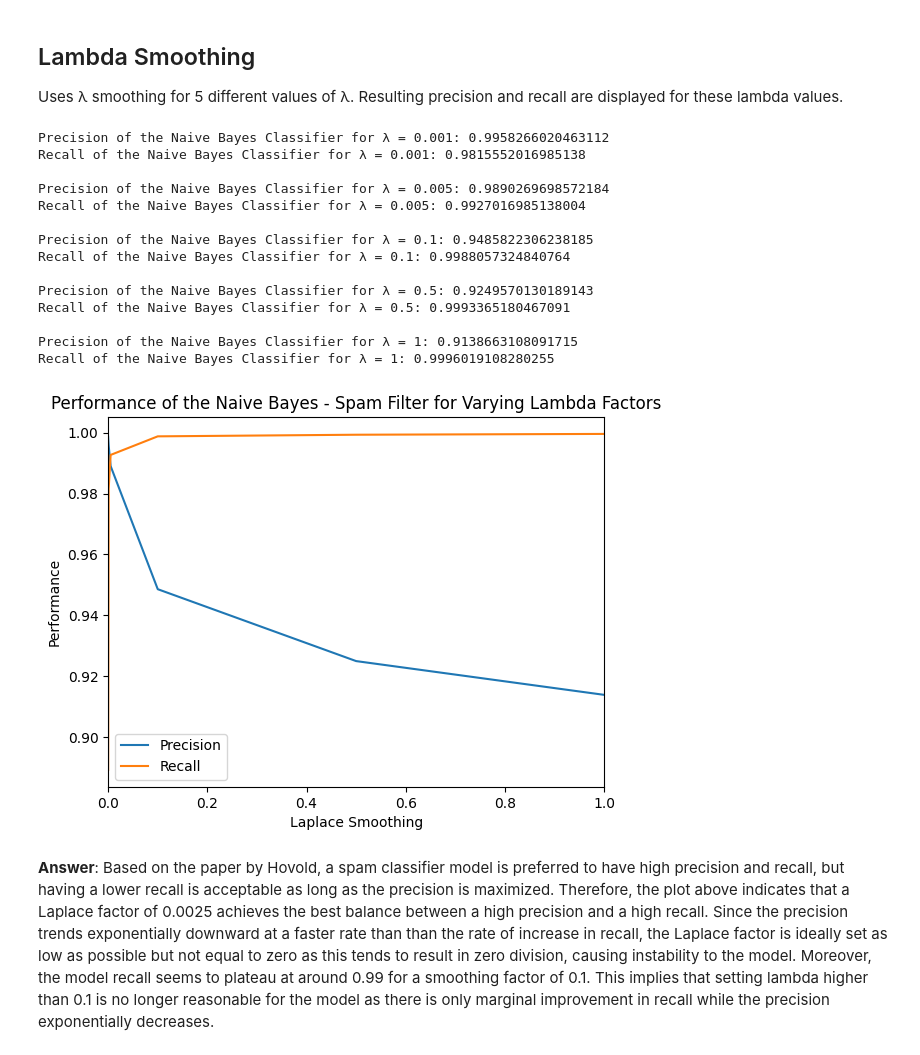
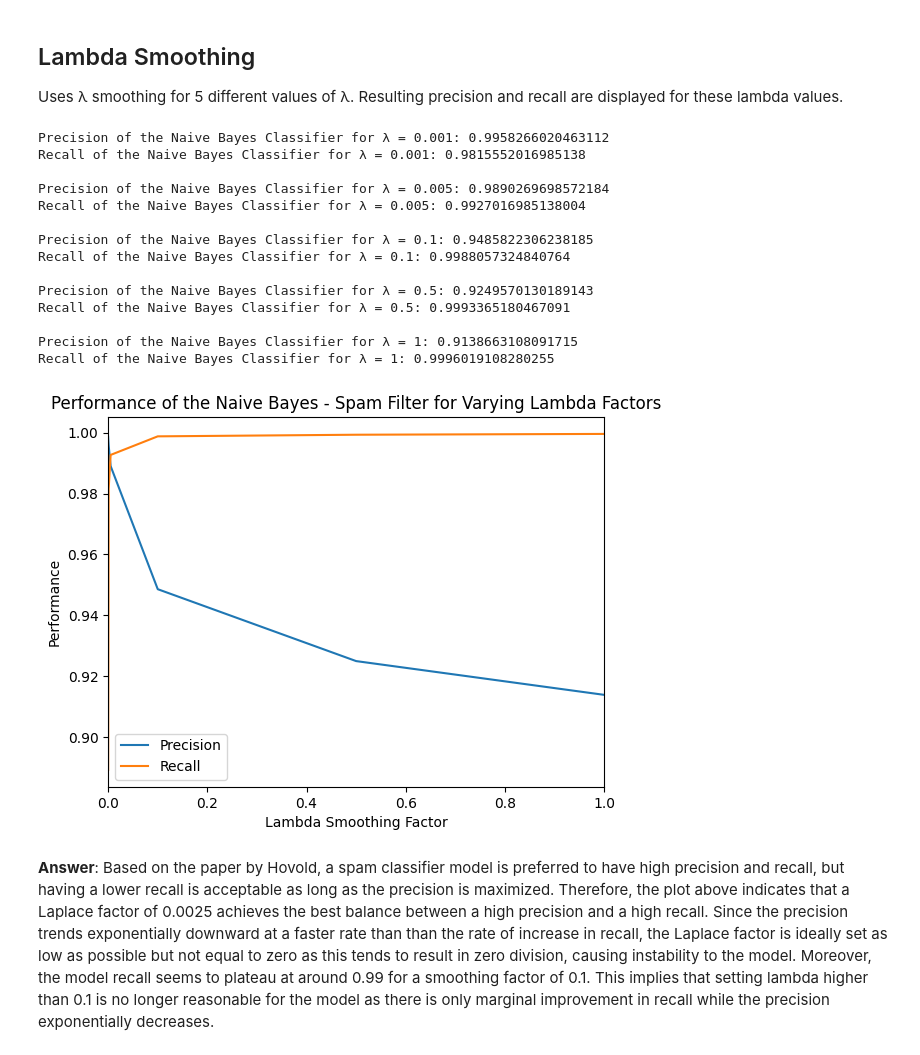
Before and after one commit to lendl-uy/ai201, a Jupyter notebook: programming_hw_2/ai201_pa2_uy.ipynb, the cells around one changed output. Saved outputs shown, nothing was run; the diff lists cells and outputs as text; code cells hidden in the pictures.

```diff
--- a/programming_hw_2/ai201_pa2_uy.ipynb
+++ b/programming_hw_2/ai201_pa2_uy.ipynb
@@ -343,35 +343,35 @@ for lambda_value in lambda_values:
     recall = get_recall(Y_pred, Y_test)
     precision_values.append(precision)
     recall_values.append(recall)
     print(f"Precision of the Naive Bayes Classifier for λ = {lambda_value}: {precision}")
     print(f"Recall of the Naive Bayes Classifier for λ = {lambda_value}: {recall}\n")
 
 lambda_values.insert(0, 0) # Include lambda = 0 as a data point
 
 plt.plot(lambda_values, precision_values, label="Precision")
 plt.plot(lambda_values, recall_values, label="Recall")
 plt.title("Performance of the Naive Bayes - Spam Filter for Varying Lambda Factors")
-plt.xlabel("Laplace Smoothing")
+plt.xlabel("Lambda Smoothing Factor")
 plt.ylabel("Performance")
 plt.xlim((0, 1))
 plt.legend()
 plt.show()
 # %% [output]
 Precision of the Naive Bayes Classifier for λ = 0.001: 0.9958266020463112
 Recall of the Naive Bayes Classifier for λ = 0.001: 0.9815552016985138
 
 Precision of the Naive Bayes Classifier for λ = 0.005: 0.9890269698572184
 Recall of the Naive Bayes Classifier for λ = 0.005: 0.9927016985138004
 
 Precision of the Naive Bayes Classifier for λ = 0.1: 0.9485822306238185
 Recall of the Naive Bayes Classifier for λ = 0.1: 0.9988057324840764
 
 Precision of the Naive Bayes Classifier for λ = 0.5: 0.9249570130189143
 Recall of the Naive Bayes Classifier for λ = 0.5: 0.9993365180467091
 
 Precision of the Naive Bayes Classifier for λ = 1: 0.9138663108091715
 Recall of the Naive Bayes Classifier for λ = 1: 0.9996019108280255
-[figure, old version]
+[figure, new version]
 # %% [markdown]
 **Answer**: Based on the paper by Hovold, a spam classifier model is preferred to have high precision and recall, but having a lower recall is acceptable as long as the precision is maximized. Therefore, the plot above indicates that a Laplace factor of 0.0025 achieves the best balance between a high precision and a high recall. Since the precision trends exponentially downward at a faster rate than than the rate of increase in recall, the Laplace factor is ideally set as low as possible but not equal to zero as this tends to result in zero division, causing instability to the model. Moreover, the model recall seems to plateau at around 0.99 for a smoothing factor of 0.1. This implies that setting lambda higher than 0.1 is no longer reasonable for the model as there is only marginal improvement in recall while the precision exponentially decreases.
 # %% [markdown]
```
Also changed, not shown: parts of 3 cells of this notebook.
